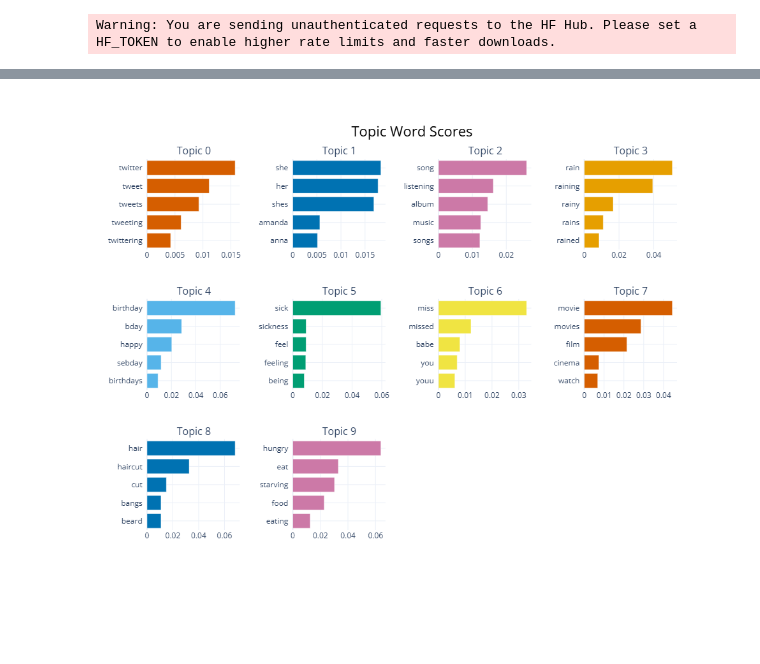
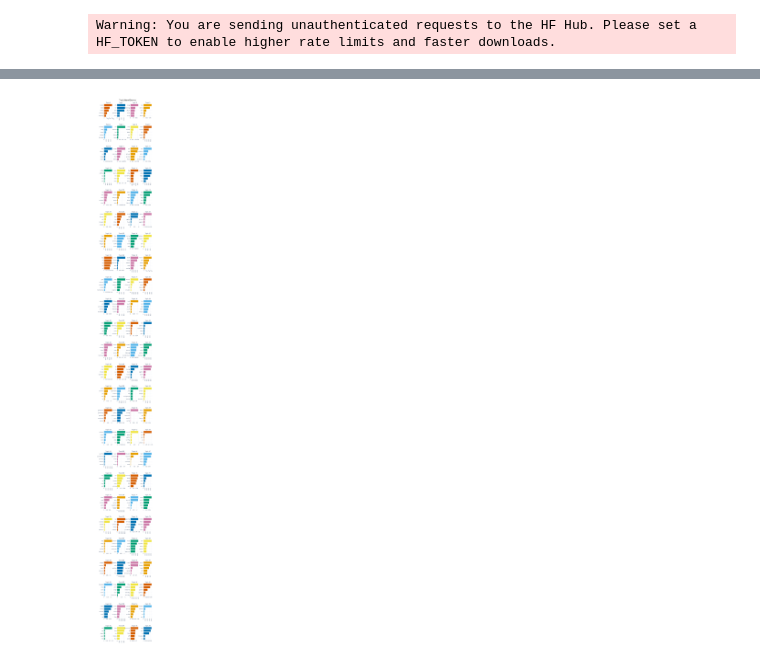
Before and after one commit to nico-pina/TP3-UP.IA, a Jupyter notebook: Notebooks/05_Bonus_ Topicos.ipynb, the cells around one changed output, grey strips where cells are left out. Saved outputs shown, nothing was run; the diff lists cells and outputs as text; code cells hidden in the pictures; blank space fills up the shorter version.

```diff
--- a/Notebooks/05_Bonus_ Topicos.ipynb
+++ b/Notebooks/05_Bonus_ Topicos.ipynb
@@ -76,8 +76,8 @@ topicos.head(7)
 | 5 | 4 | 596 | 4_birthday_bday_happy_sebday | [birthday, bday, happy, sebday, b... | [ happy birthday , happy birthday... |
 | 6 | 5 | 417 | 5_sick_sickness_feel_feeling | [sick, sickness, feel, feeling, b... | [is sick not good, im sick , is s... |
 # %%
-topicos_modelo.visualize_barchart(top_n_topics=10)
+topicos_modelo.visualize_barchart(top_n_topics=100)
 # %% [output]
-[figure, old version]
+[figure, new version]
 # %%
 # Versión estática del gráfico anterior, para que se vea también en el Github
```
Also changed, not shown: parts of 7 cells of this notebook, 4 other files.
